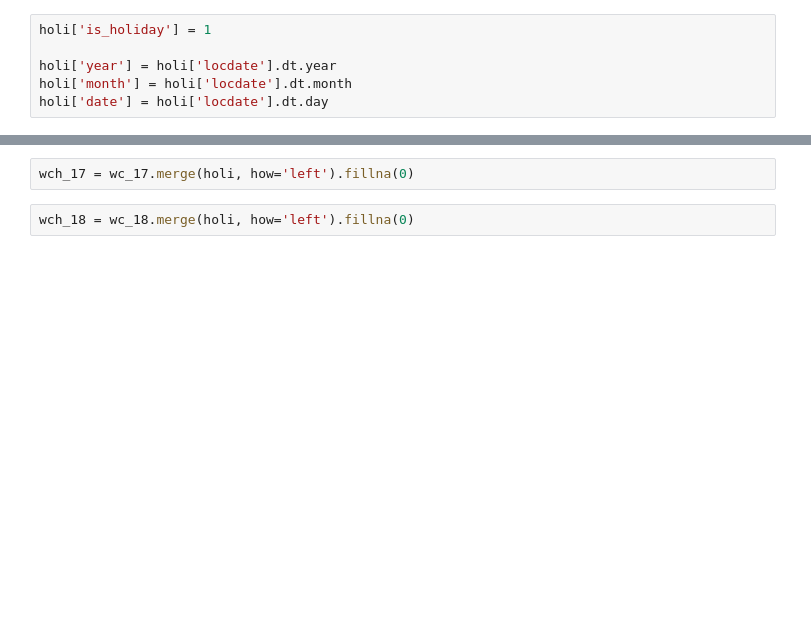
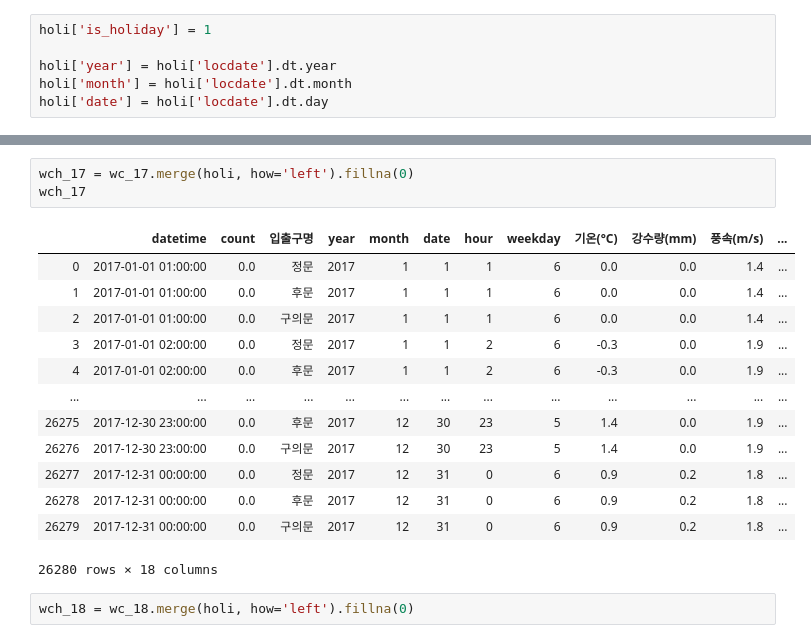
Before and after one commit to springkind/Demanju, a Jupyter notebook: 191114_최종_전처리_요일_날씨_공휴일.ipynb, the cells around one changed output, grey strips where cells are left out. Cells and saved outputs as stored; diff of their text form; blank space fills up the shorter version.

```diff
--- a/191114_최종_전처리_요일_날씨_공휴일.ipynb
+++ b/191114_최종_전처리_요일_날씨_공휴일.ipynb
@@ -50,5 +50,20 @@ holi
 # %%
 wch_17 = wc_17.merge(holi, how='left').fillna(0)
+wch_17
+# %% [output]
+|  | datetime | count | 입출구명 | year | month | date | hour | weekday | 기온(°C) | 강수량(mm) | 풍속(m/s) | ... |
+| 0 | 2017-01-01 01:00:00 | 0.0 | 정문 | 2017 | 1 | 1 | 1 | 6 | 0.0 | 0.0 | 1.4 | ... |
+| 1 | 2017-01-01 01:00:00 | 0.0 | 후문 | 2017 | 1 | 1 | 1 | 6 | 0.0 | 0.0 | 1.4 | ... |
+| 2 | 2017-01-01 01:00:00 | 0.0 | 구의문 | 2017 | 1 | 1 | 1 | 6 | 0.0 | 0.0 | 1.4 | ... |
+| 3 | 2017-01-01 02:00:00 | 0.0 | 정문 | 2017 | 1 | 1 | 2 | 6 | -0.3 | 0.0 | 1.9 | ... |
+| 4 | 2017-01-01 02:00:00 | 0.0 | 후문 | 2017 | 1 | 1 | 2 | 6 | -0.3 | 0.0 | 1.9 | ... |
+| ... | ... | ... | ... | ... | ... | ... | ... | ... | ... | ... | ... | ... |
+| 26275 | 2017-12-30 23:00:00 | 0.0 | 후문 | 2017 | 12 | 30 | 23 | 5 | 1.4 | 0.0 | 1.9 | ... |
+| 26276 | 2017-12-30 23:00:00 | 0.0 | 구의문 | 2017 | 12 | 30 | 23 | 5 | 1.4 | 0.0 | 1.9 | ... |
+| 26277 | 2017-12-31 00:00:00 | 0.0 | 정문 | 2017 | 12 | 31 | 0 | 6 | 0.9 | 0.2 | 1.8 | ... |
+| 26278 | 2017-12-31 00:00:00 | 0.0 | 후문 | 2017 | 12 | 31 | 0 | 6 | 0.9 | 0.2 | 1.8 | ... |
+| 26279 | 2017-12-31 00:00:00 | 0.0 | 구의문 | 2017 | 12 | 31 | 0 | 6 | 0.9 | 0.2 | 1.8 | ... |
+26280 rows × 18 columns
 # %%
 wch_18 = wc_18.merge(holi, how='left').fillna(0)
 # %%
```
Also changed, not shown: parts of 2 cells of this notebook.
